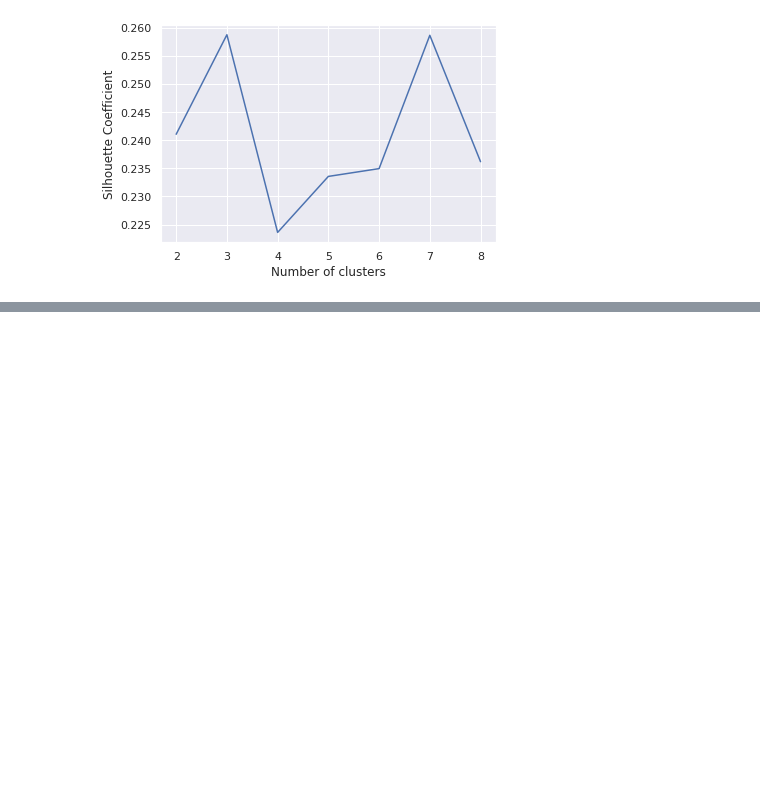
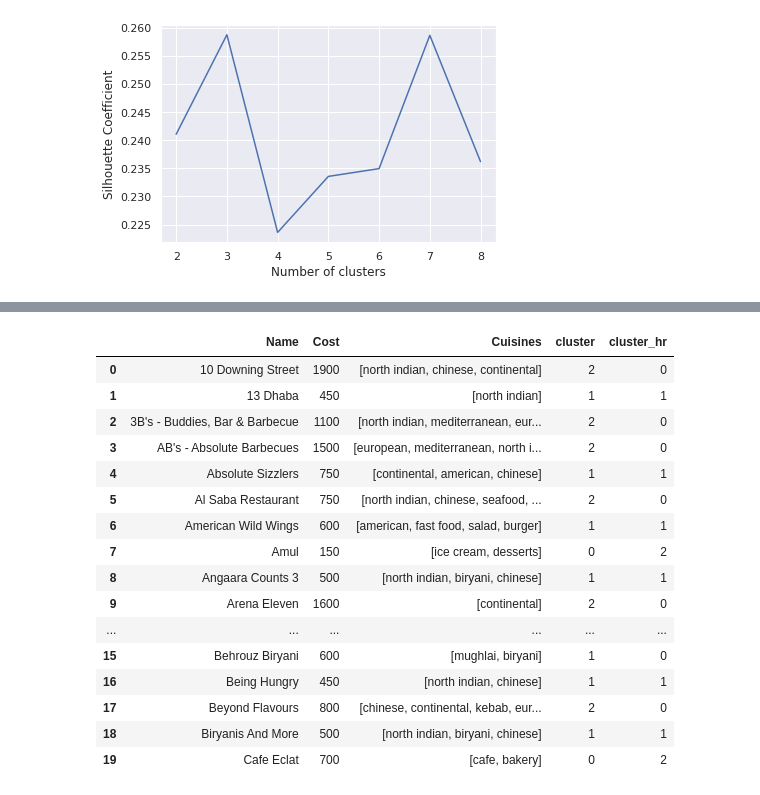
Before and after one commit to Sivaramaguhan/Zomato-Restaurant-Clustering-And-Sentiment-Analysis, a Jupyter notebook: Zomato_Restaurant_Clustering_And_Sentiment_Analysis.ipynb, the cells around one changed output, grey strips where cells are left out. Saved outputs shown, nothing was run; the diff lists cells and outputs as text; code cells hidden in the pictures; blank space fills up the shorter version.

```diff
--- a/Zomato_Restaurant_Clustering_And_Sentiment_Analysis.ipynb
+++ b/Zomato_Restaurant_Clustering_And_Sentiment_Analysis.ipynb
@@ -1437,0 +1540,29 @@ For n_clusters = 15 The average silhouette_score is : 0.3127674839409319
+# %%
+# Fitting hierarchical clustering to the mall dataset
+from sklearn.cluster import AgglomerativeClustering
+hc = AgglomerativeClustering(n_clusters = 3, affinity = 'euclidean', linkage = 'ward')
+y_hc = hc.fit_predict(cluster_data_sc)
+
+cluster_df['cluster_hr']=y_hc
+
+result=cluster_df.loc[:,['Name','Cost','Cuisines','cluster','cluster_hr']]
+
+result.head(20)
+# %% [output]
+|  | Name | Cost | Cuisines | cluster | cluster_hr |
+| 0 | 10 Downing Street | 1900 | [north indian, chinese, continental] | 2 | 0 |
+| 1 | 13 Dhaba | 450 | [north indian] | 1 | 1 |
+| 2 | 3B's - Buddies, Bar & Barbecue | 1100 | [north indian, mediterranean, eur... | 2 | 0 |
+| 3 | AB's - Absolute Barbecues | 1500 | [european, mediterranean, north i... | 2 | 0 |
+| 4 | Absolute Sizzlers | 750 | [continental, american, chinese] | 1 | 1 |
+| 5 | Al Saba Restaurant | 750 | [north indian, chinese, seafood, ... | 2 | 0 |
+| 6 | American Wild Wings | 600 | [american, fast food, salad, burger] | 1 | 1 |
+| 7 | Amul | 150 | [ice cream, desserts] | 0 | 2 |
+| 8 | Angaara Counts 3 | 500 | [north indian, biryani, chinese] | 1 | 1 |
+| 9 | Arena Eleven | 1600 | [continental] | 2 | 0 |
+| ... | ... | ... | ... | ... | ... |
+| 15 | Behrouz Biryani | 600 | [mughlai, biryani] | 1 | 0 |
+| 16 | Being Hungry | 450 | [north indian, chinese] | 1 | 1 |
+| 17 | Beyond Flavours | 800 | [chinese, continental, kebab, eur... | 2 | 0 |
+| 18 | Biryanis And More | 500 | [north indian, biryani, chinese] | 1 | 1 |
+| 19 | Cafe Eclat | 700 | [cafe, bakery] | 0 | 2 |
```
Also changed, not shown: parts of 82 cells of this notebook.
